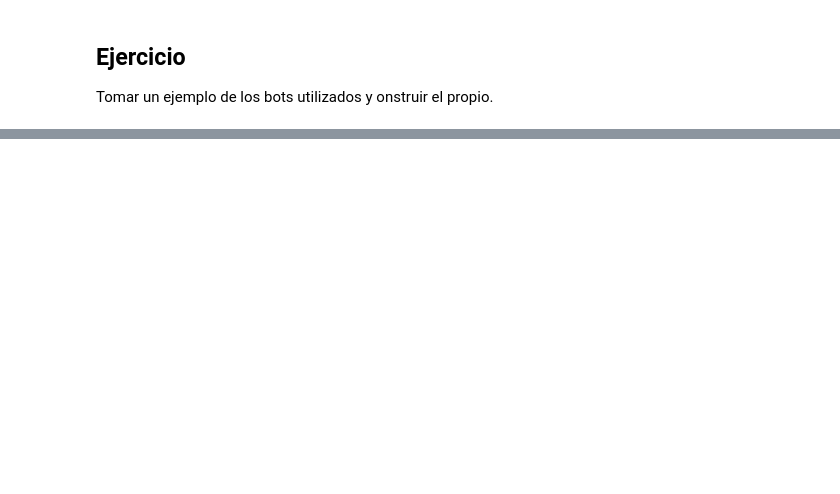
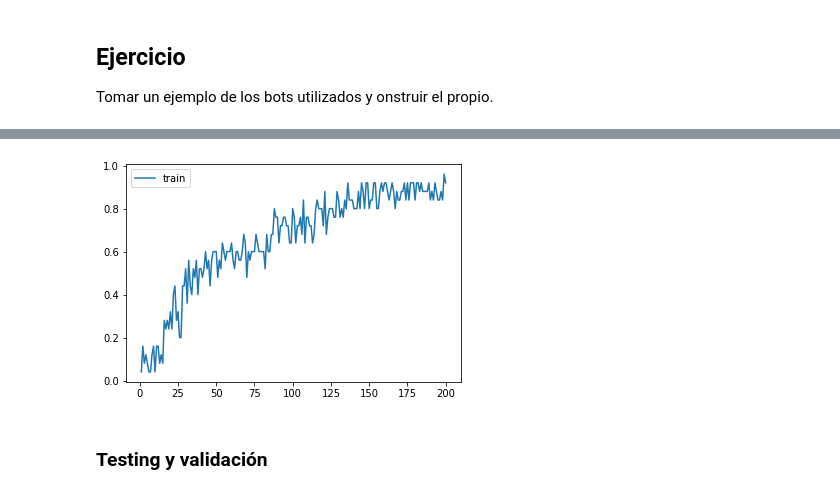
Before and after one commit to freddy120/nlp_ceia_2022, a Jupyter notebook: tp2/Ejercicio2.ipynb, the cells around one changed output, grey strips where cells are left out. Drawn from its saved outputs; the diff is of its cells as text; code cells hidden in the pictures; blank space fills up the shorter version.

```diff
--- a/tp2/Ejercicio2.ipynb
+++ b/tp2/Ejercicio2.ipynb
@@ -15,0 +193,3 @@ ModuleNotFoundError: No module named 'tensorflow'
+# %%
+word_vectorizer = TfidfVectorizer(tokenizer=get_processed_text)
+all_word_vectors = word_vectorizer.fit_transform(doc_X)
@@ -15,0 +257,5 @@ ModuleNotFoundError: No module named 'tensorflow'
+# %%
+# Shape de entrada y salida
+input_shape = (train_X.shape[1],)
+output_shape = train_y.shape[1]
+print("input:", input_shape, "output:", output_shape)
@@ -15,0 +264,16 @@ ModuleNotFoundError: No module named 'tensorflow'
+# %%
+# Entrenamiento del modelo DNN
+# - Modelo secuencial
+# - Con regularización
+# - softmax y optimizador Adam
+model = Sequential()
+model.add(Dense(128, input_shape=input_shape, activation="relu"))
+model.add(Dropout(0.5))
+model.add(Dense(64, activation="relu"))
+model.add(Dropout(0.5))
+model.add(Dense(output_shape, activation = "softmax"))
+
+model.compile(loss='categorical_crossentropy',
+              optimizer="Adam",
+              metrics=["accuracy"])
+print(model.summary())
@@ -15,0 +305,2 @@ ModuleNotFoundError: No module named 'tensorflow'
+# %%
+hist = model.fit(x=train_X, y=train_y, epochs=200)
@@ -15,0 +325,10 @@ ModuleNotFoundError: No module named 'tensorflow'
+# %%
+import matplotlib.pyplot as plt
+import seaborn as sns
+
+# Entrenamiento
+epoch_count = range(1, len(hist.history['accuracy']) + 1)
+sns.lineplot(x=epoch_count,  y=hist.history['accuracy'], label='train')
+plt.show()
+# %% [output]
+[figure, added]
@@ -15,0 +344,2 @@ ModuleNotFoundError: No module named 'tensorflow'
+# %% [markdown]
+ ### Testing y validación
```
Also changed, not shown: parts of 25 cells of this notebook, 2 other files.
